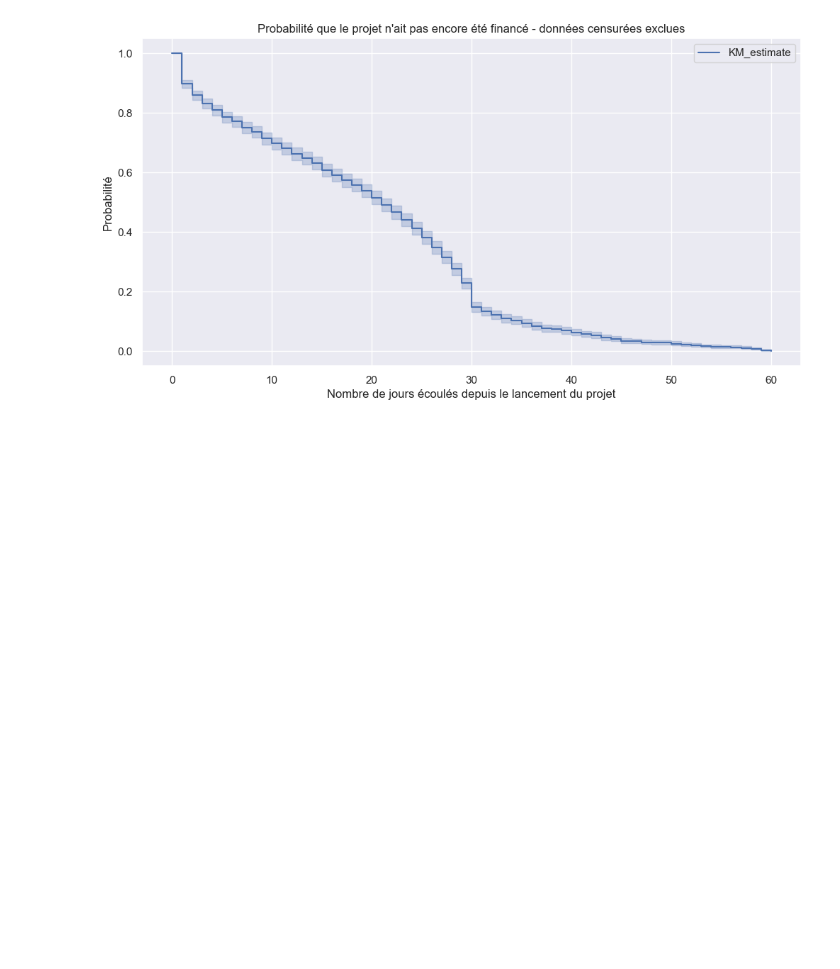
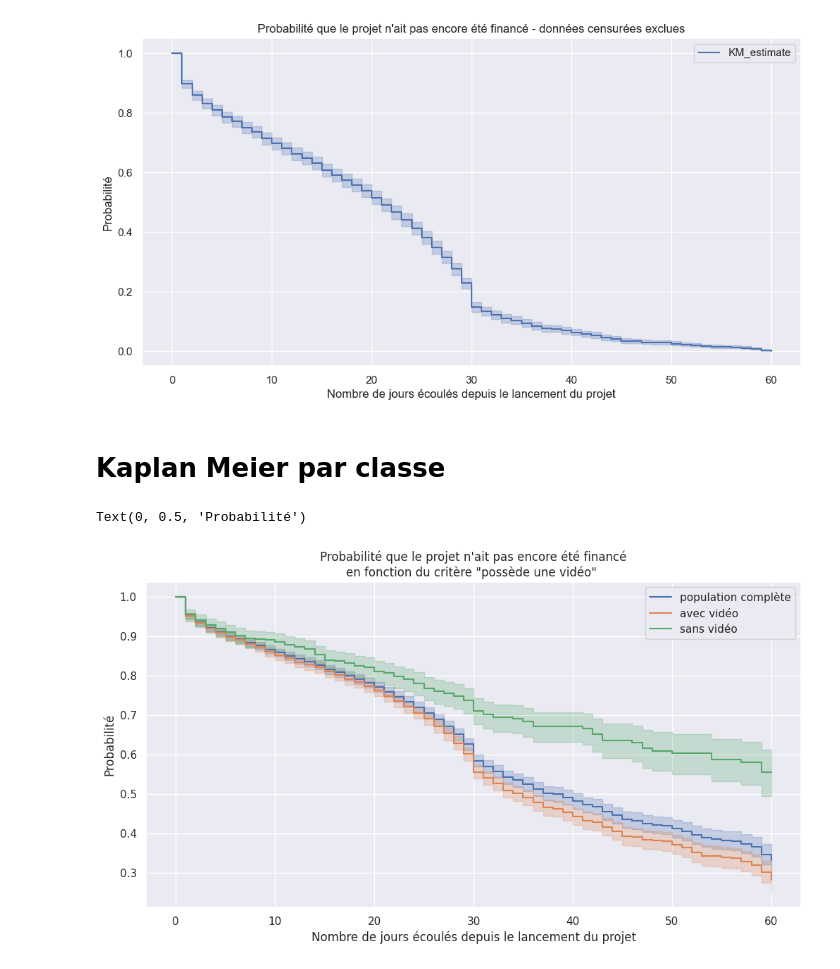
Before and after one commit to Ab2nour/kickstarter-project-analysis, a Jupyter notebook: src/modelisation.ipynb, the cells around one changed output. Saved outputs shown, nothing was run; the diff lists cells and outputs as text; code cells hidden in the pictures; blank space fills up the shorter version.

Commit message:
feat(plot): add KMF plots for `has_video` feature

```diff
--- a/src/modelisation.ipynb
+++ b/src/modelisation.ipynb
@@ -61,3 +61,39 @@ plt.ylabel("Probabilité")
 # %% [output]
 Text(0, 0.5, 'Probabilité')
 [figure]
+# %% [markdown]
+# Kaplan Meier par classe
+# %%
+df_video = df[df["has_video"] == 1].copy()
+df_no_video = df[df["has_video"] == 0].copy()
+# %%
+plt.figure(figsize=(12, 6))
+kmf = KaplanMeierFitter()
+
+event_times = df["day_succ"]
+event_observed = df["Status"]
+kmf.fit(event_times, event_observed)
+kmf.plot_survival_function(label="population complète")
+
+
+event_times = df_video["day_succ"]
+event_observed = df_video["Status"]
+kmf.fit(event_times, event_observed)
+
+kmf.plot_survival_function(label="avec vidéo")
+
+
+event_times = df_no_video["day_succ"]
+event_observed = df_no_video["Status"]
+kmf.fit(event_times, event_observed)
+
+kmf.plot_survival_function(label="sans vidéo")
+
+plt.title("""Probabilité que le projet n'ait pas encore été financé\nen fonction du critère "possède une vidéo" """)
+
+
+plt.xlabel("Nombre de jours écoulés depuis le lancement du projet")
+plt.ylabel("Probabilité")
+# %% [output]
+Text(0, 0.5, 'Probabilité')
+[figure, added]
```
